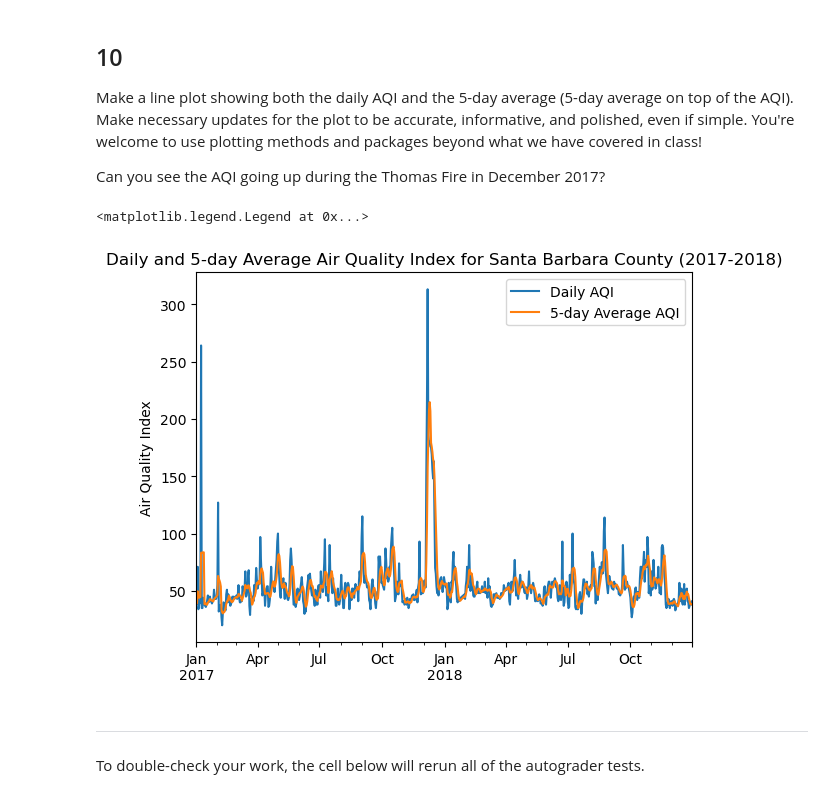
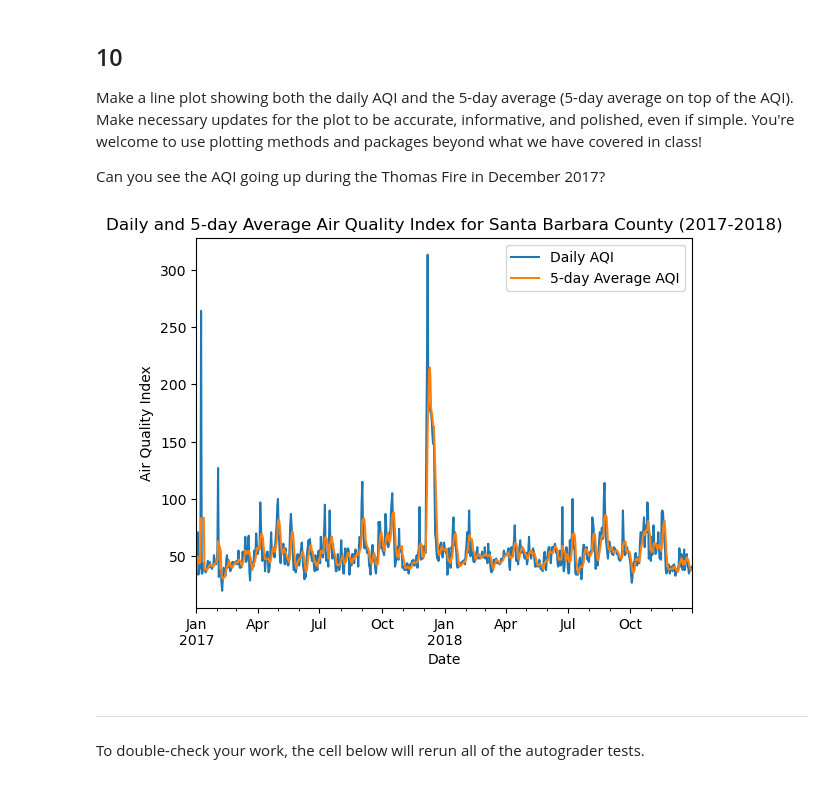
Before and after one commit to sarah-busby/eds220-hwk2, a Jupyter notebook: task3/hwk2-task3-aqi.ipynb, the cells around one changed output. Cells and saved outputs as stored; diff of their text form; code cells hidden in the pictures.

```diff
--- a/task3/hwk2-task3-aqi.ipynb
+++ b/task3/hwk2-task3-aqi.ipynb
@@ -345,19 +368,20 @@ Make a line plot showing both the daily AQI and the 5-day average (5-day average
 
 Can you see the AQI going up during the Thomas Fire in December 2017?
 # %%
+# Initialize matplotlib
+import matplotlib.pyplot as plt
+
 # Plot aqi and five day average
 aqi_sb.plot(kind = 'line',
             y = ['aqi', 'five_day_average'],
             ylabel='Air Quality Index',
-            xlabel='',
-
+            xlabel='Date',
             title='Daily and 5-day Average Air Quality Index for Santa Barbara County (2017-2018)',
             legend=['Daily AQI', '5-day Average AQI']
            )
-plt.legend(['Daily AQI', '5-day Average AQI']) # Label legends
+plt.legend(['Daily AQI', '5-day Average AQI']); # Label legends
 # %% [output]
-<matplotlib.legend.Legend at 0x...>
-[figure, old version]
+[figure, new version]
 # %% [markdown]
 ---
 
```
Also changed, not shown: parts of 9 cells of this notebook.
